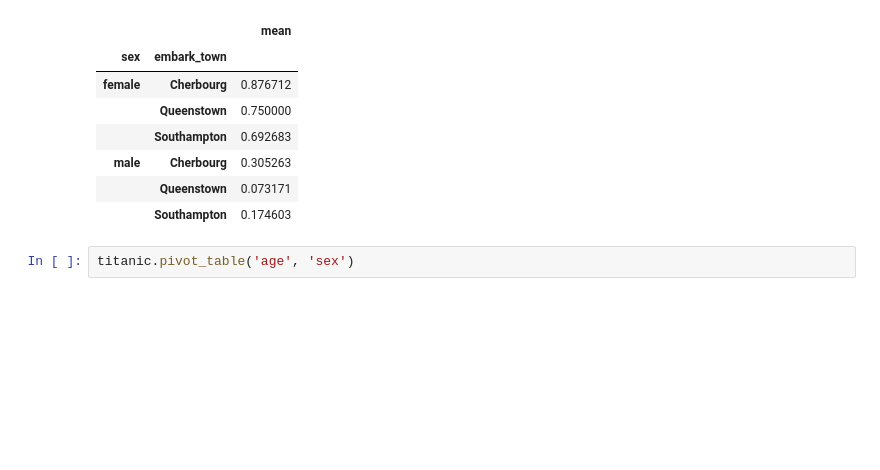
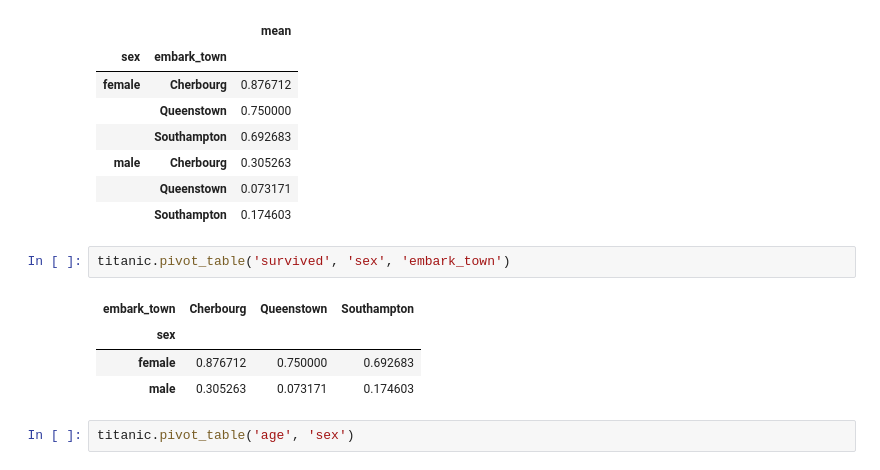
Before and after one commit to ssmpet/DataAnalysis_Lecture-2023.04, a Jupyter notebook: 99.과제/23.04.18.평가.ipynb, the cells around one changed output. Drawn from its saved outputs; the diff is of its cells as text; blank space fills up the shorter version.

```diff
--- a/99.과제/23.04.18.평가.ipynb
+++ b/99.과제/23.04.18.평가.ipynb
@@ -203,6 +222,13 @@ titanic.groupby(['sex', 'embark_town'])['survived'].agg(['mean'])
 | male | Cherbourg | 0.305263 |
 |  | Queenstown | 0.073171 |
 |  | Southampton | 0.174603 |
+# %%
+titanic.pivot_table('survived', 'sex', 'embark_town')
+# %% [output]
+| embark_town | Cherbourg | Queenstown | Southampton |
+| sex |  |  |  |
+| female | 0.876712 | 0.750000 | 0.692683 |
+| male | 0.305263 | 0.073171 | 0.174603 |
 # %%
 titanic.pivot_table('age', 'sex')
 # %% [output]
```
Also changed, not shown: parts of 9 cells of this notebook, 6 other files.
